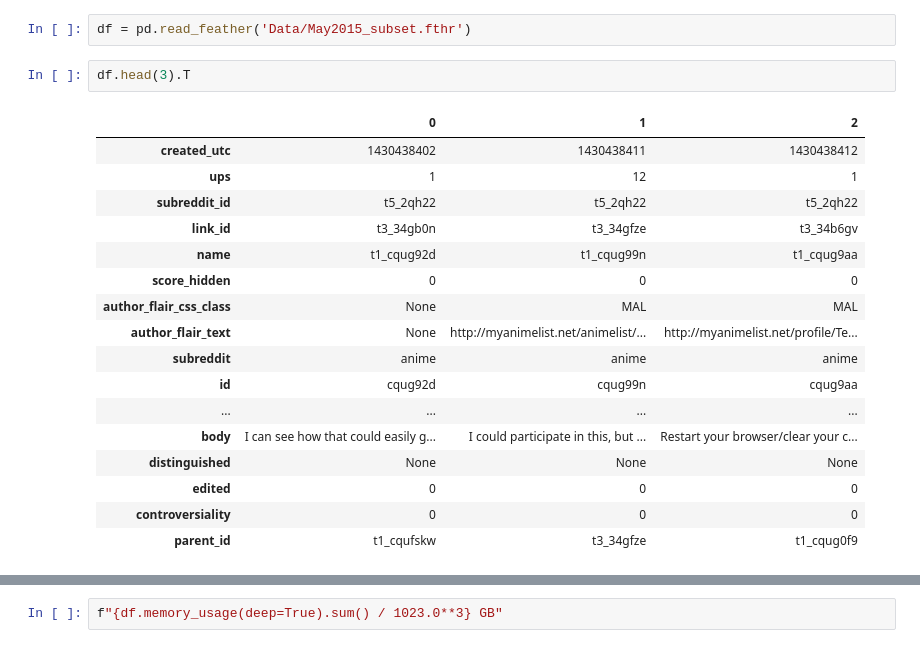
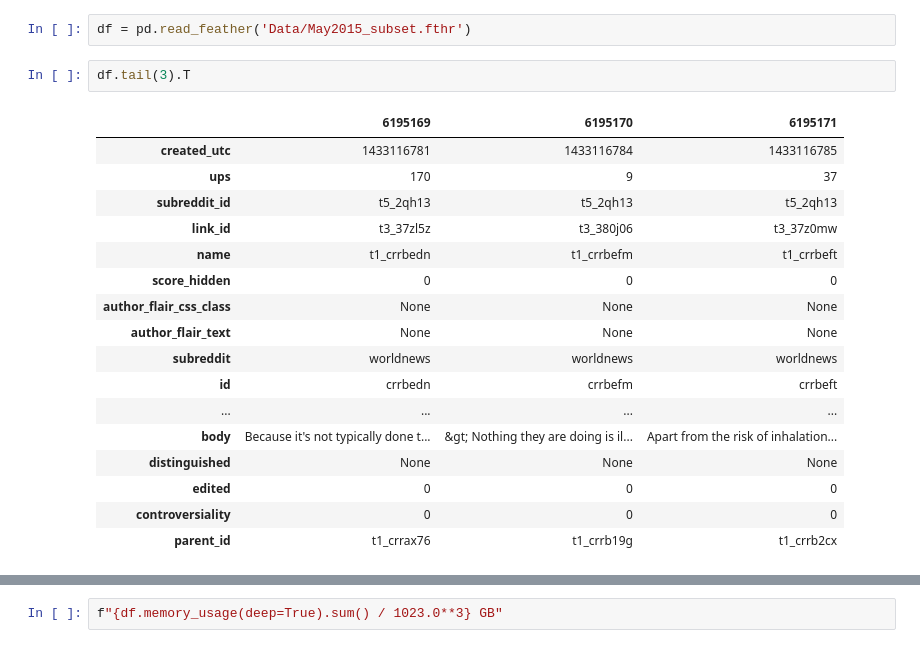
Before and after one commit to Prakhar-USF/ml-reddit, a Jupyter notebook: EDA_New_Data.ipynb, the cells around one changed output, grey strips where cells are left out. Cells and saved outputs as stored; diff of their text form.

```diff
--- a/EDA_New_Data.ipynb
+++ b/EDA_New_Data.ipynb
@@ -6,25 +6,25 @@ path = Path('Data/')
 # %%
 df = pd.read_feather('Data/May2015_subset.fthr')
 # %%
-df.head(3).T
+df.tail(3).T
 # %% [output]
-|  | 0 | 1 | 2 |
-| created_utc | 1430438402 | 1430438411 | 1430438412 |
-| ups | 1 | 12 | 1 |
-| subreddit_id | t5_2qh22 | t5_2qh22 | t5_2qh22 |
-| link_id | t3_34gb0n | t3_34gfze | t3_34b6gv |
-| name | t1_cqug92d | t1_cqug99n | t1_cqug9aa |
+|  | 6195169 | 6195170 | 6195171 |
+| created_utc | 1433116781 | 1433116784 | 1433116785 |
+| ups | 170 | 9 | 37 |
+| subreddit_id | t5_2qh13 | t5_2qh13 | t5_2qh13 |
+| link_id | t3_37zl5z | t3_380j06 | t3_37z0mw |
+| name | t1_crrbedn | t1_crrbefm | t1_crrbeft |
 | score_hidden | 0 | 0 | 0 |
-| author_flair_css_class | None | MAL | MAL |
-| author_flair_text | None | http://myanimelist.net/animelist/... | http://myanimelist.net/profile/Te... |
-| subreddit | anime | anime | anime |
-| id | cqug92d | cqug99n | cqug9aa |
+| author_flair_css_class | None | None | None |
+| author_flair_text | None | None | None |
+| subreddit | worldnews | worldnews | worldnews |
+| id | crrbedn | crrbefm | crrbeft |
 | ... | ... | ... | ... |
-| body | I can see how that could easily g... | I could participate in this, but ... | Restart your browser/clear your c... |
+| body | Because it's not typically done t... | &gt; Nothing they are doing is il... | Apart from the risk of inhalation... |
 | distinguished | None | None | None |
 | edited | 0 | 0 | 0 |
 | controversiality | 0 | 0 | 0 |
-| parent_id | t1_cqufskw | t3_34gfze | t1_cqug0f9 |
+| parent_id | t1_crrax76 | t1_crrb19g | t1_crrb2cx |
 # %% [markdown]
 # What is t1, t3, and t5 ?
 $t_i$ are
```
Also changed, not shown: parts of 24 cells of this notebook.
